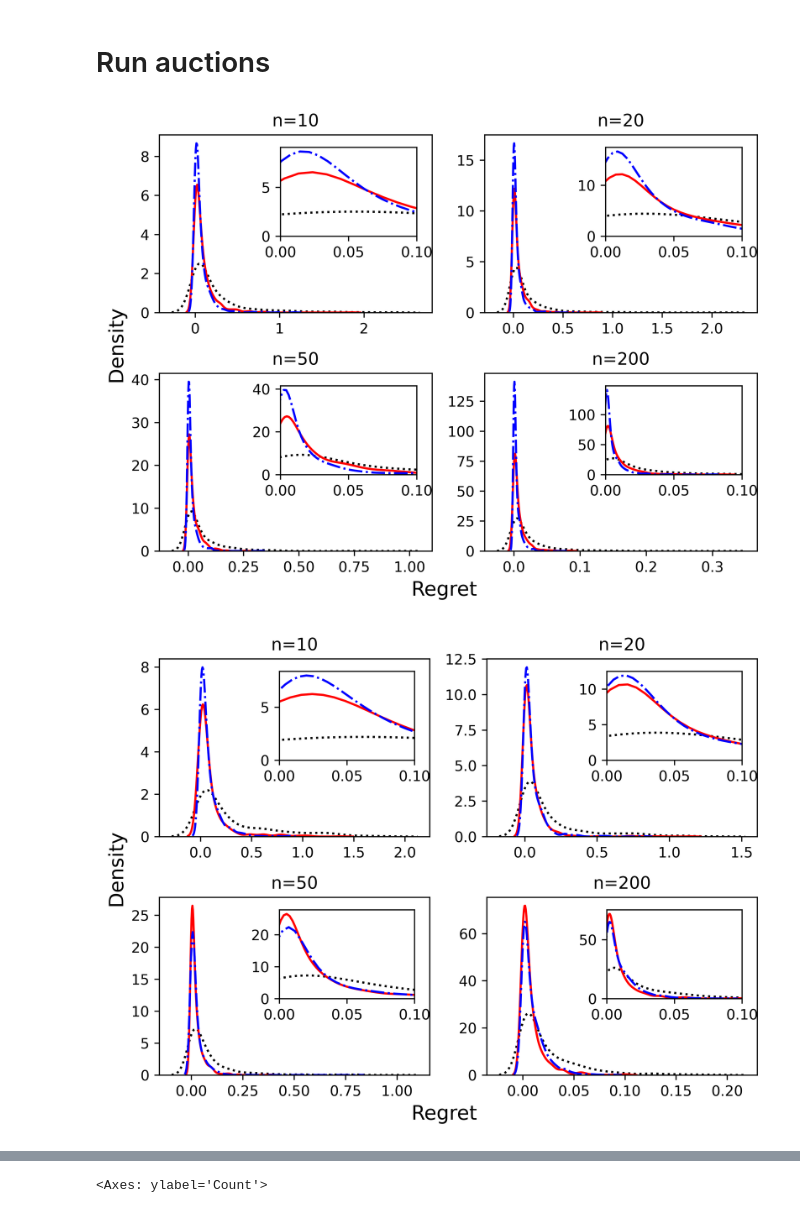
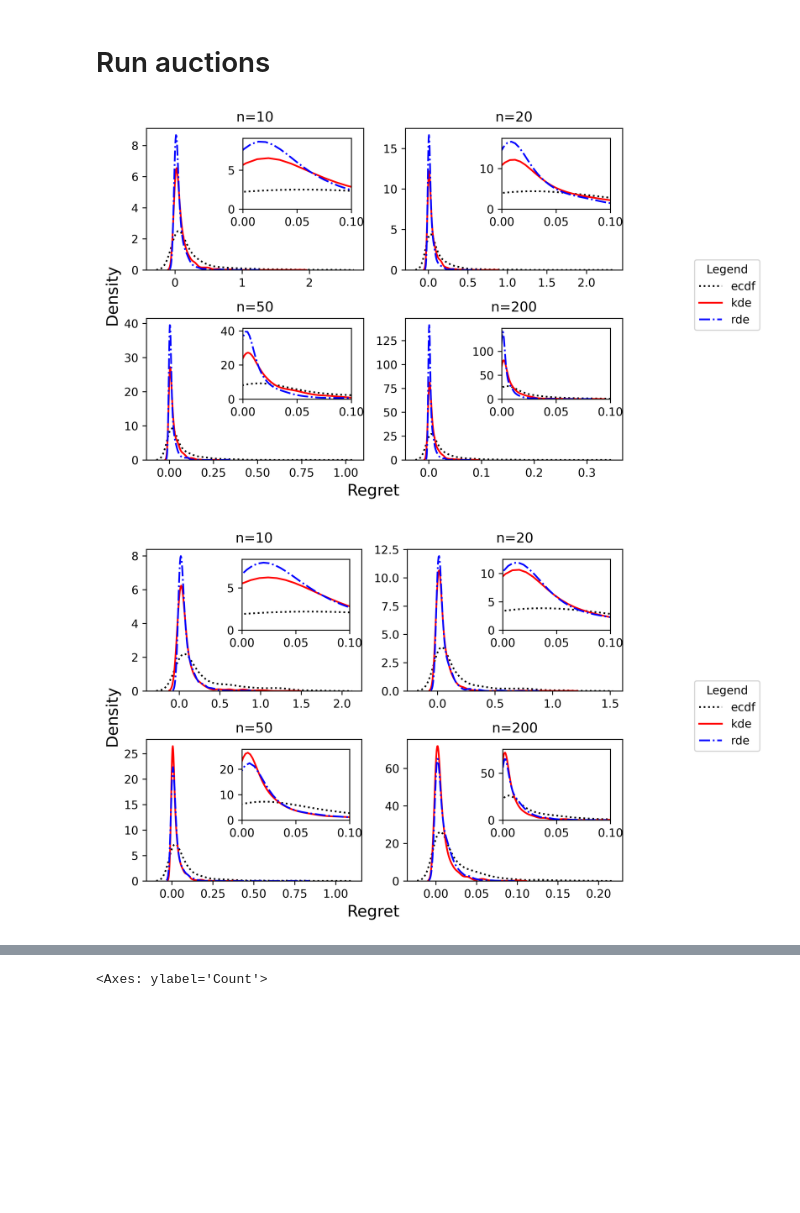
Before and after one commit to yingqi-gao/MAPP, a Jupyter notebook: simulations.ipynb, the cells around one changed output, grey strips where cells are left out. Saved outputs shown, nothing was run; the diff lists cells and outputs as text; code cells hidden in the pictures; blank space fills up the shorter version.

```diff
--- a/simulations.ipynb
+++ b/simulations.ipynb
@@ -82,11 +82,11 @@ for i, dist_name in enumerate(dist_names):
             )
     regrets_dict[dist_name] = regrets_to_plot
 # %%
-import pickle
+# import pickle
 
-# Write object to a file
-with open("sim_regrets.pkl", "wb") as file:
-    pickle.dump(regrets_dict, file)
+# # Write object to a file
+# with open("sim_regrets.pkl", "wb") as file:
+#     pickle.dump(regrets_dict, file)
 # %%
 import pickle
 
@@ -94,11 +94,11 @@ import pickle
 with open("sim_regrets.pkl", "rb") as file:
     regrets_dict = pickle.load(file)
 # %%
-regrets_plot(regrets_dict["truncnorm"], ns)
+regrets_plot(regrets_dict["truncnorm"], ns, wlegend=True)
 # %% [output]
-[figure, old version]
+[figure, new version]
 # %%
-regrets_plot(regrets_dict["truncexpon"], ns)
+regrets_plot(regrets_dict["truncexpon"], ns, wlegend=True)
 # %% [output]
-[figure, old version]
+[figure, new version]
 # %%
```
Also changed, not shown: parts of 1 cell of this notebook, 1 other file.
